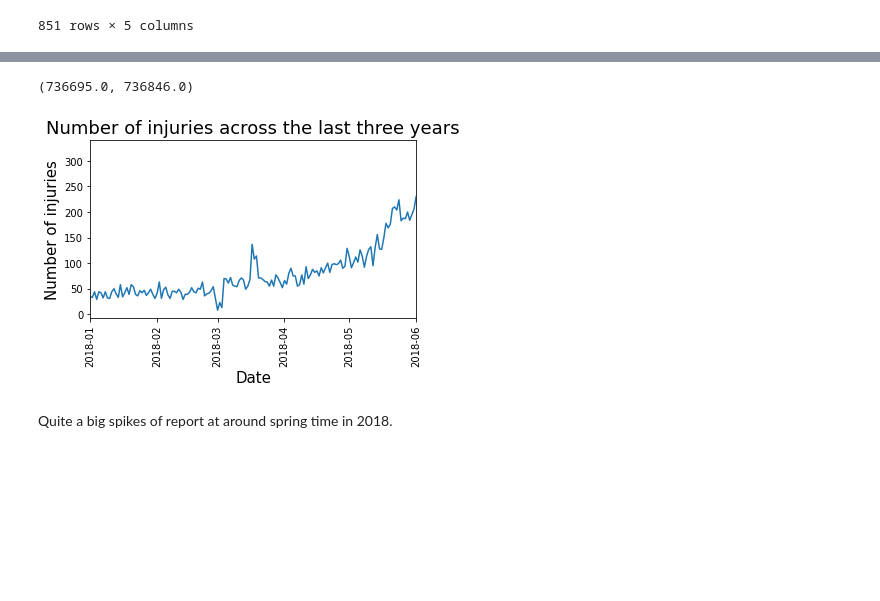
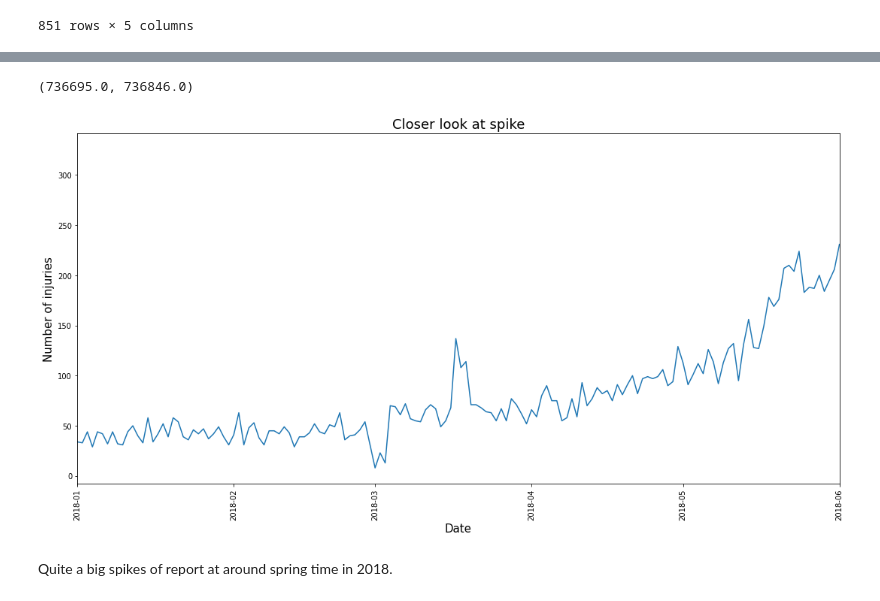
Before and after one commit to vpetrova13/final_project_VM, a Jupyter notebook: analysis_and_documentation/wildlife_analysis.ipynb, the cells around one changed output, grey strips where cells are left out. Cells and saved outputs as stored; diff of their text form; code cells hidden in the pictures; blank space fills up the shorter version.

```diff
--- a/analysis_and_documentation/wildlife_analysis.ipynb
+++ b/analysis_and_documentation/wildlife_analysis.ipynb
@@ -115,14 +117,15 @@ Looks like there is a trend of increase in injuries at summer time. Possibly bec
 # %%
+plt.figure(figsize=(15,8))
 sns.lineplot(x = "CALL_SAVED_TIME", y = "reason_for_call", data = df_time)
 plt.xticks(rotation = 90)
 plt.xlabel("Date", size=15)
 plt.ylabel("Number of injuries", size=15)
-plt.title("Number of injuries across the last three years", size=18)
+plt.title("Closer look at spike", size=18)
 plt.tight_layout()
 plt.xlim([datetime.date(2018, 1,1), datetime.date(2018, 6,1)])
 # %% [output]
 (736695.0, 736846.0)
-[figure, old version]
+[figure, new version]
 # %% [markdown]
 Quite a big spikes of report at around spring time in 2018.
 # %% [markdown]
```
Also changed, not shown: parts of 28 cells of this notebook, 2 other files.
